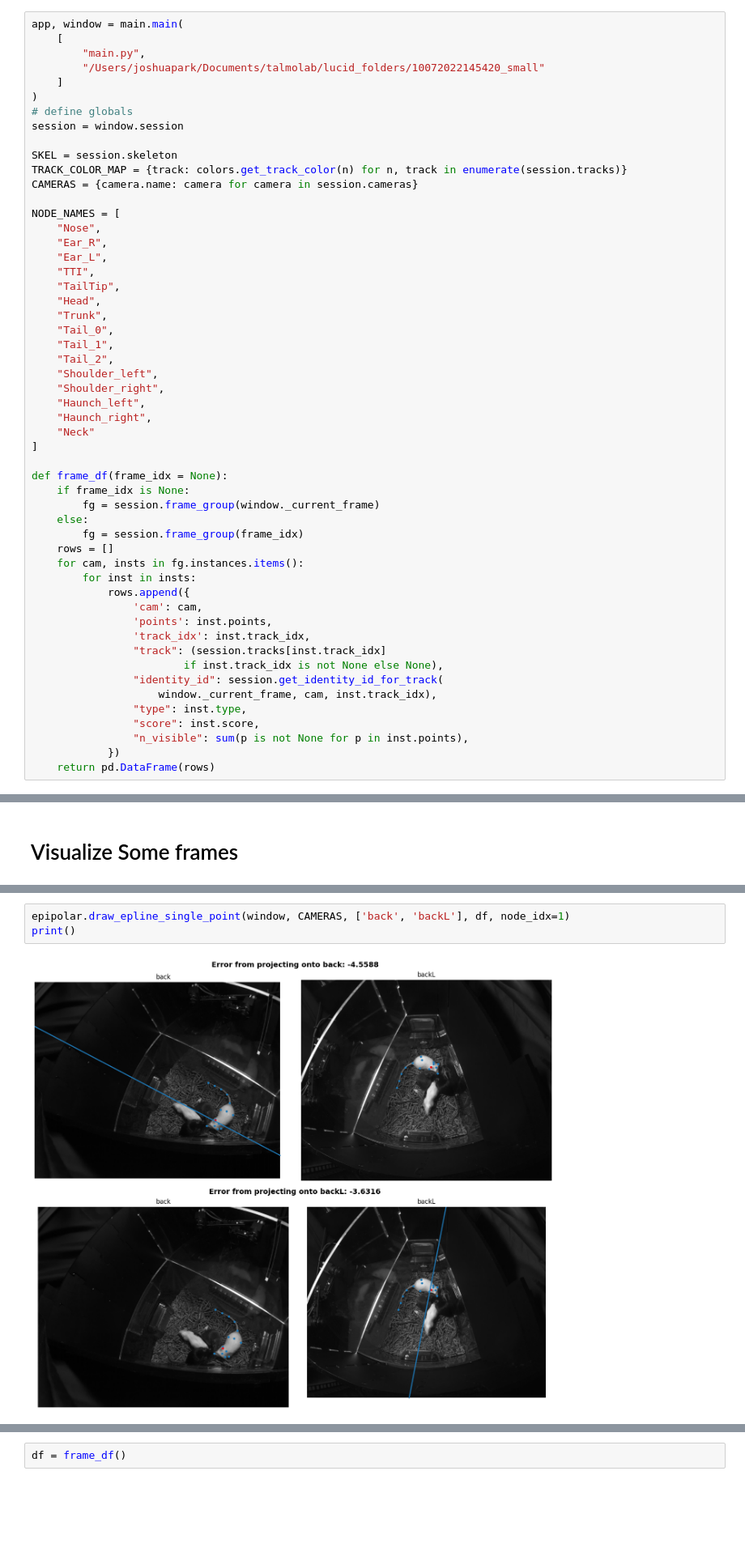
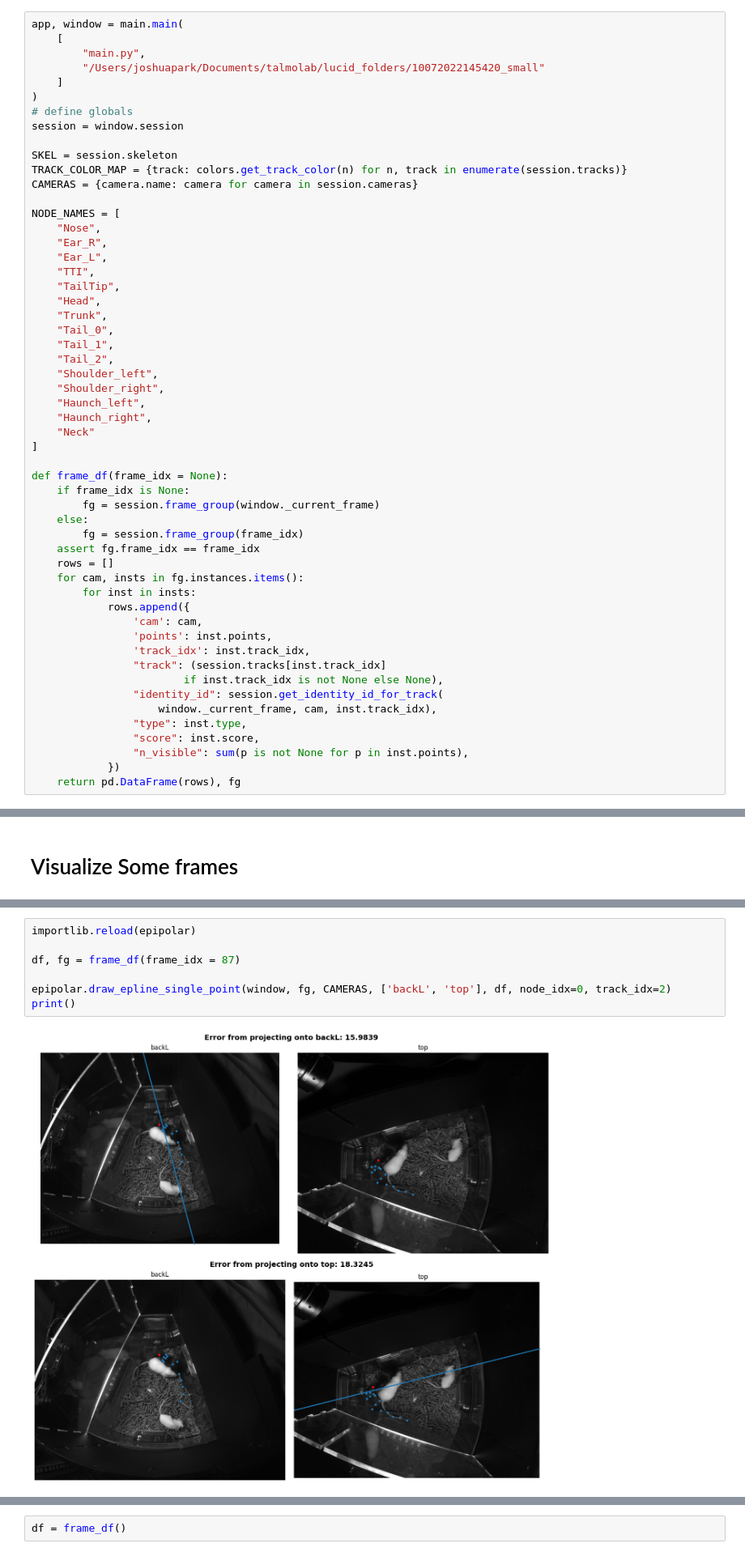
Before and after one commit to Joshjppark/lucid_lite, a Jupyter notebook: notebooks/epipole_visualizer.ipynb, the cells around one changed output, grey strips where cells are left out. Shown at 81% size. Saved outputs shown, nothing was run; the diff lists cells and outputs as text; blank space fills up the shorter version.

```diff
--- a/notebooks/epipole_visualizer.ipynb
+++ b/notebooks/epipole_visualizer.ipynb
@@ -67,6 +67,7 @@ def frame_df(frame_idx = None):
         fg = session.frame_group(window._current_frame)
     else:
         fg = session.frame_group(frame_idx)
+    assert fg.frame_idx == frame_idx
     rows = []
     for cam, insts in fg.instances.items():
         for inst in insts:
@@ -82,4 +83,4 @@ def frame_df(frame_idx = None):
                 "score": inst.score,
                 "n_visible": sum(p is not None for p in inst.points),
             })
-    return pd.DataFrame(rows)
+    return pd.DataFrame(rows), fg
@@ -99,5 +107,9 @@ epipolar.display_cams(
 # %%
-epipolar.draw_epline_single_point(window, CAMERAS, ['back', 'backL'], df, node_idx=1)
+importlib.reload(epipolar)
+
+df, fg = frame_df(frame_idx = 87)
+
+epipolar.draw_epline_single_point(window, fg, CAMERAS, ['backL', 'top'], df, node_idx=0, track_idx=2)
 print()
 # %% [output]
-[figure, old version]
+[figure, new version]
```
Also changed, not shown: parts of 4 cells of this notebook, 15 other files.
